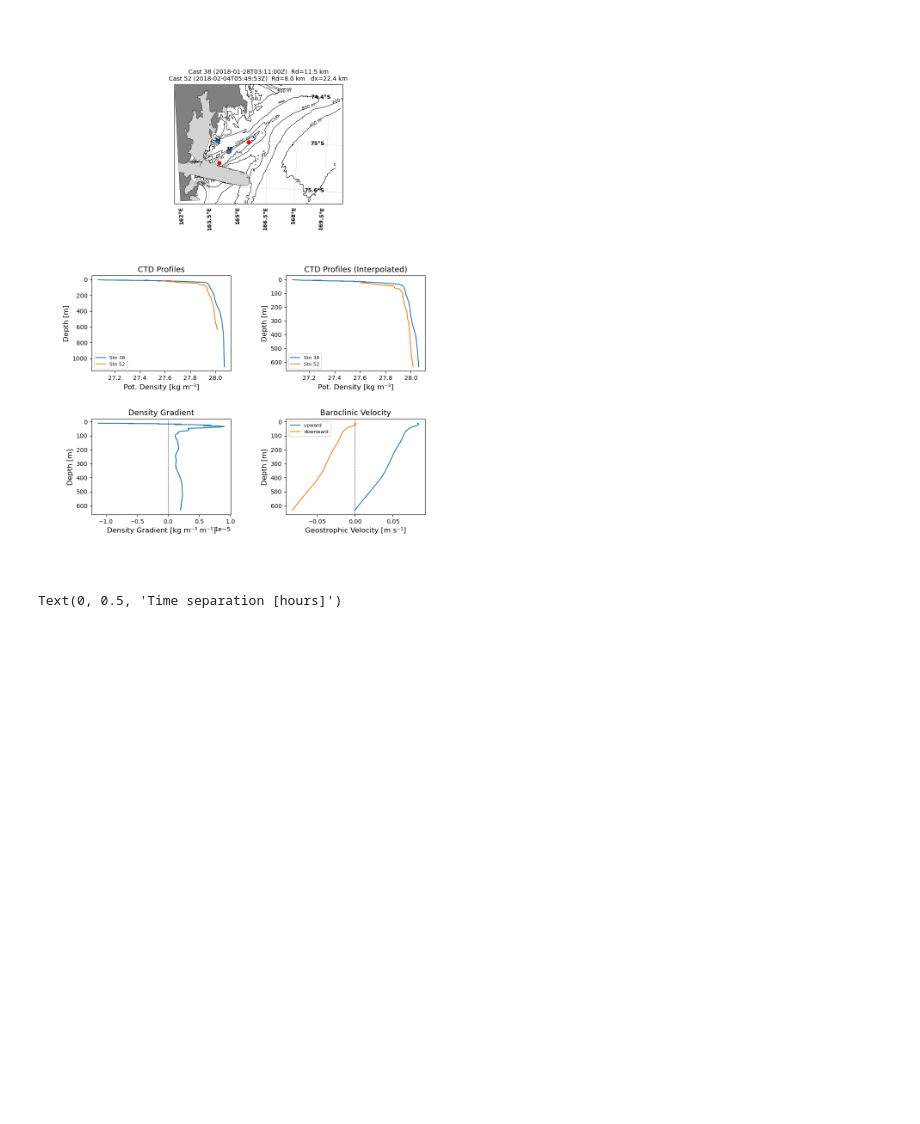
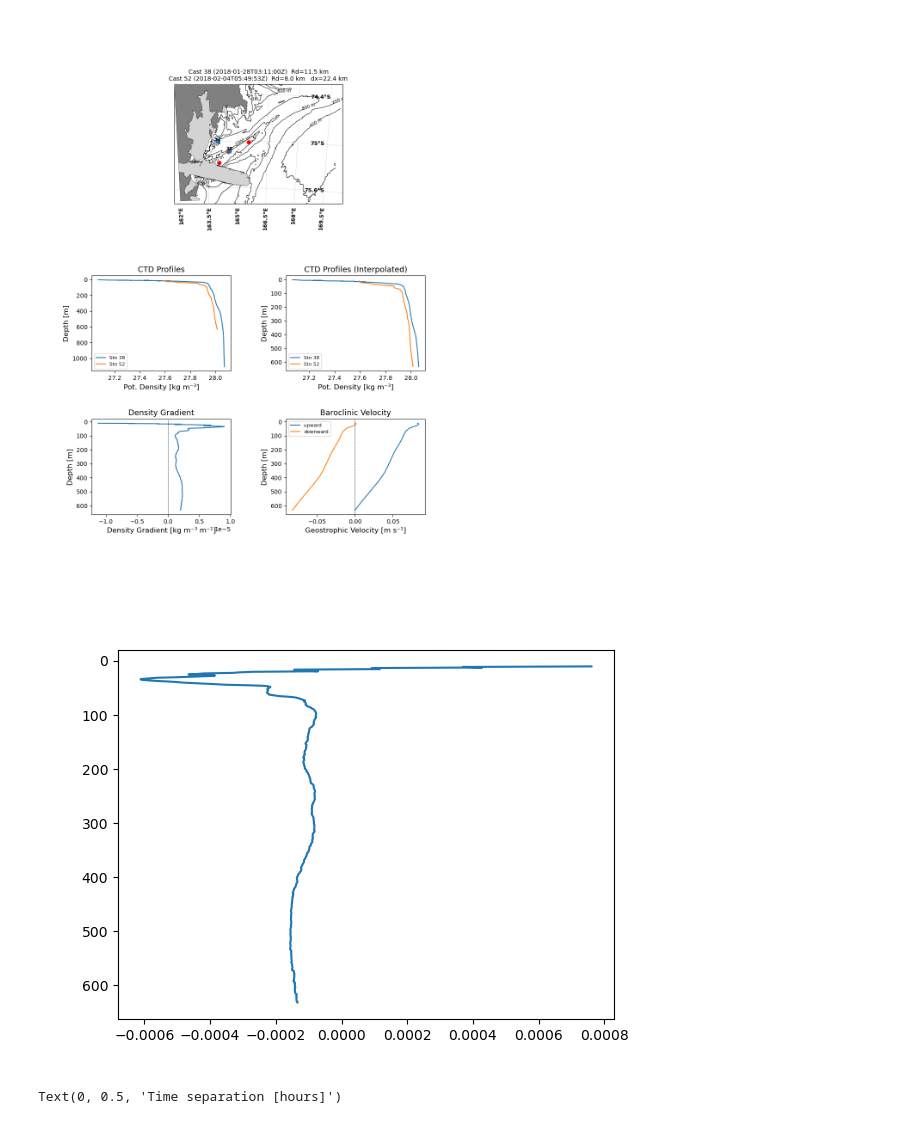
Before and after one commit to MackenzieBlanusa/TNB_tools, a Jupyter notebook: MastersThesis/DynamicMethod_PalmerCTD.ipynb, the cells around one changed output. Saved outputs shown, nothing was run; the diff lists cells and outputs as text; code cells hidden in the pictures; blank space fills up the shorter version.

```diff
--- a/MastersThesis/DynamicMethod_PalmerCTD.ipynb
+++ b/MastersThesis/DynamicMethod_PalmerCTD.ipynb
@@ -1287,3 +1291,9 @@ plt.show()
+# %%
+fig = plt.figure()
+plt.plot(shear,shear.depth)
+plt.gca().invert_yaxis()
+# %% [output]
+[figure, added]
 # %%
 # define casts to get baroclinic velocity profile between
 # NOTE: put in eastward cast as cast 1 - defining East as x positive direction
```
Also changed, not shown: parts of 10 cells of this notebook.
